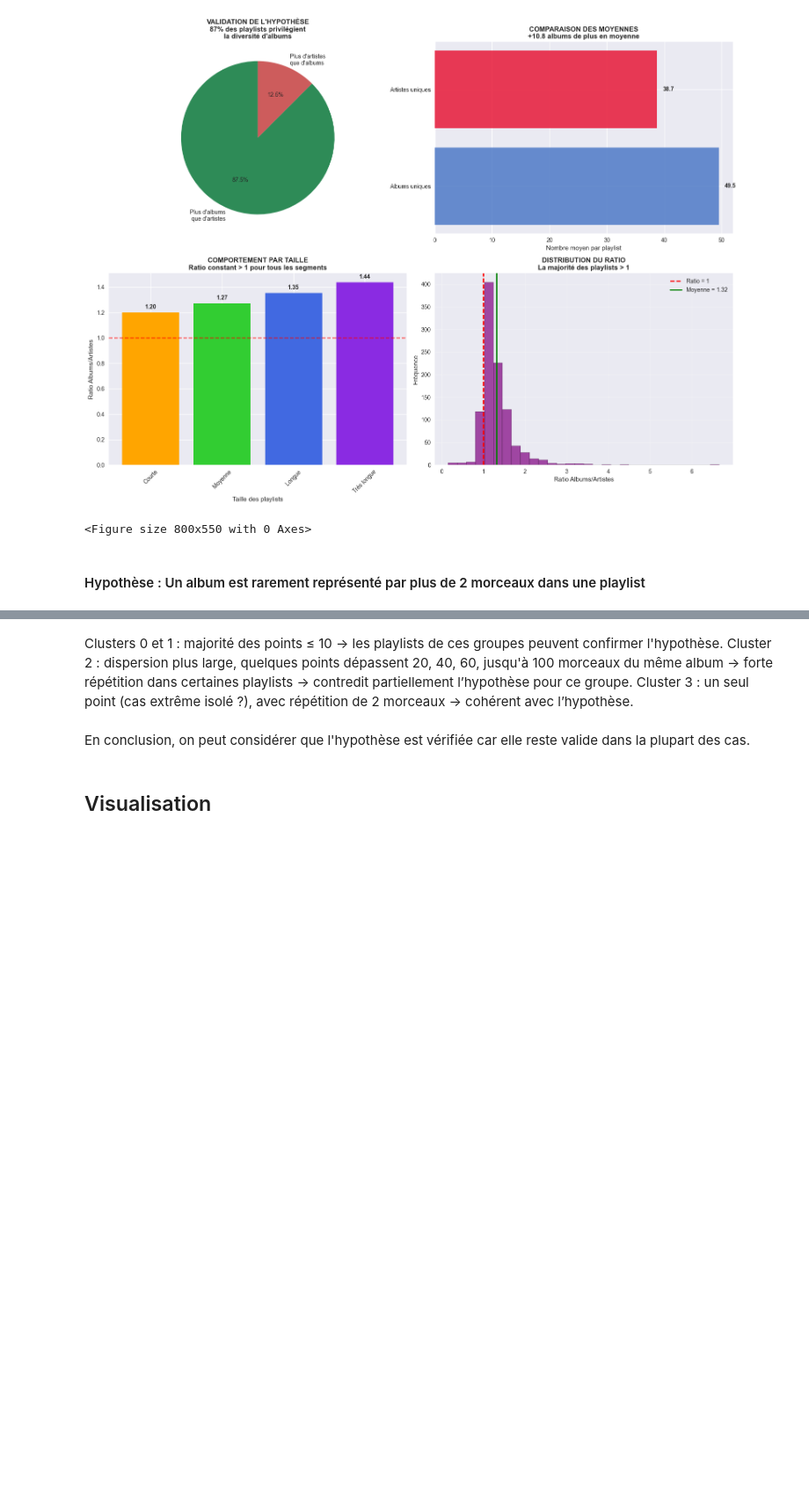
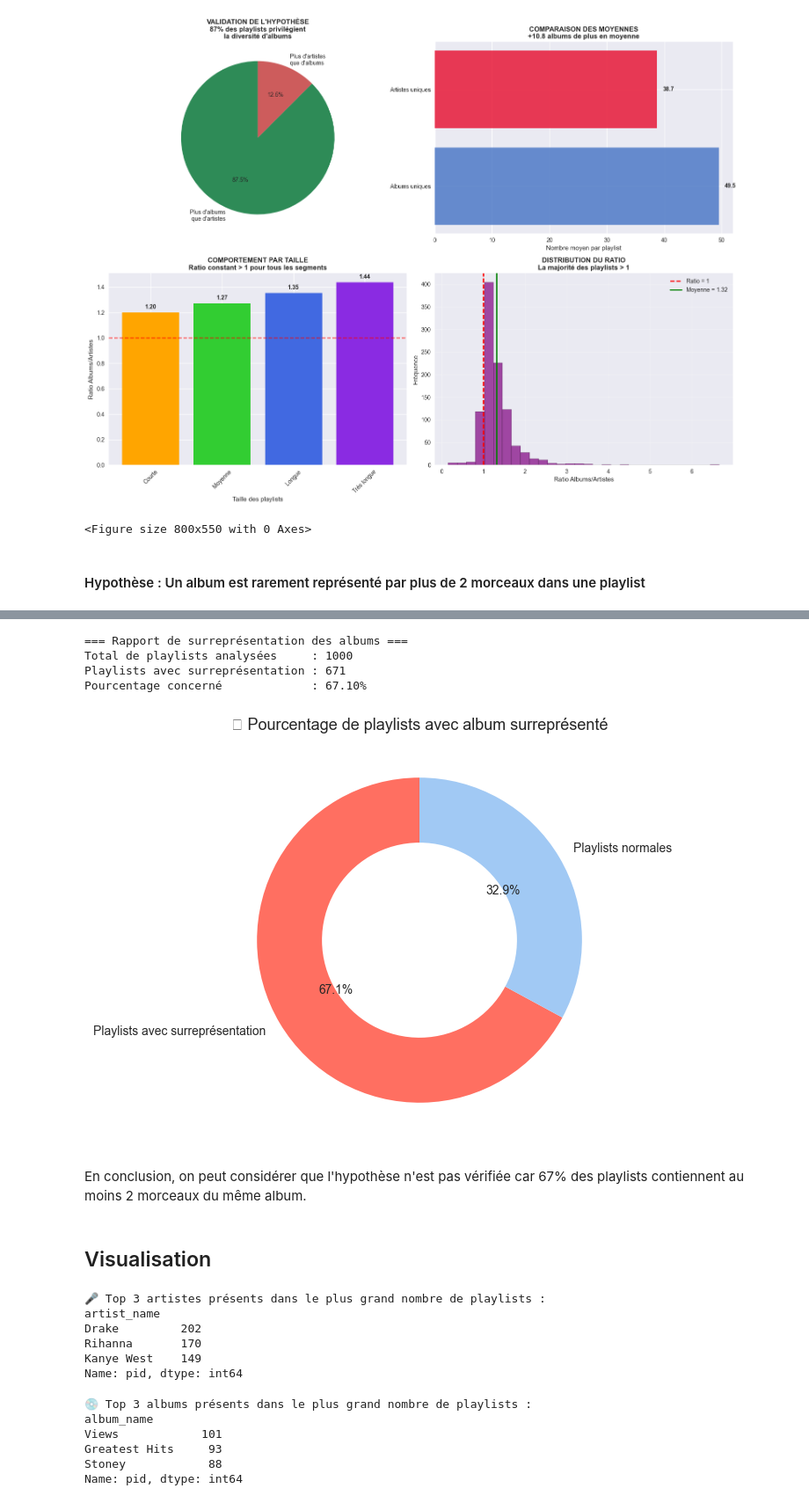
Before and after one commit to HugoHOUNTesgi/Reporting-Projet-Annuel, a Jupyter notebook: projet_reporting.ipynb, the cells around one changed output, grey strips where cells are left out. Shown at 88% size. Cells and saved outputs as stored; diff of their text form; code cells hidden in the pictures; blank space fills up the shorter version.

Commit message:
partie faite par Maty et suppression mauvais fichier

```diff
--- a/projet_reporting.ipynb
+++ b/projet_reporting.ipynb
@@ -860,12 +922,3 @@ plt.savefig(dashboard_path, dpi=300, bbox_inches='tight')
 <Figure size 800x550 with 0 Axes>
 # %% [markdown]
 #### Hypothèse : Un album est rarement représenté par plus de 2 morceaux dans une playlist
-# %%
-df = pd.read_csv("alcrowd/alcrowd_cleaned.csv")
-# df = pd.read_csv(cleaned_data_path)
-
-# Trouver les 3000 premiers pid (triés)
-first_3000_pids = sorted(df['pid'].unique())[:3000]
-
-# Filtrer les morceaux qui appartiennent à ces playlists
-df_3000 = df[df['pid'].isin(first_3000_pids)].copy()
@@ -1065,8 +925,42 @@ plt.show()
-# %% [markdown]
-Clusters 0 et 1 : majorité des points ≤ 10 → les playlists de ces groupes peuvent confirmer l'hypothèse.
-Cluster 2 : dispersion plus large, quelques points dépassent 20, 40, 60, jusqu'à 100 morceaux du même album → forte répétition dans certaines playlists → contredit partiellement l’hypothèse pour ce groupe.
-Cluster 3 : un seul point (cas extrême isolé ?), avec répétition de 2 morceaux → cohérent avec l’hypothèse.
+# %%
+# Étape 1 : Compter les occurrences d'albums par playlist
+album_counts = df.groupby(['pid', 'album_name']).size().reset_index(name='nb_occurrences')
+
+# Étape 2 : Filtrer les cas où un album apparaît plus de 2 fois dans une même playlist
+overrepresented = album_counts[album_counts['nb_occurrences'] > 2]
+
+# Étape 3 : Identifier les playlists concernées
+playlists_concernees = overrepresented['pid'].unique()
+
+# Étape 4 : Calculer le pourcentage de playlists concernées
+total_playlists = df['pid'].nunique()
+nb_concernees = len(playlists_concernees)
+pourcentage = (nb_concernees / total_playlists) * 100
+
+# Affichage du rapport
+print("=== Rapport de surreprésentation des albums ===")
+print(f"Total de playlists analysées     : {total_playlists}")
+print(f"Playlists avec surreprésentation : {nb_concernees}")
+print(f"Pourcentage concerné             : {pourcentage:.2f}%")
+# %% [output]
+=== Rapport de surreprésentation des albums ===
+Total de playlists analysées     : 1000
+Playlists avec surreprésentation : 671
+Pourcentage concerné             : 67.10%
+# %%
+# Données
+labels = ['Playlists avec surreprésentation', 'Playlists normales']
+sizes = [nb_concernees, total_playlists - nb_concernees]
+colors = ['#ff6f61', '#a1c9f4']
+
+# Donut chart
+fig, ax = plt.subplots(figsize=(6, 6))
+ax.pie(sizes, labels=labels, autopct='%1.1f%%', colors=colors, startangle=90, wedgeprops=dict(width=0.4))
+ax.set_title("📊 Pourcentage de playlists avec album surreprésenté", fontsize=13)
+plt.show()
+# %% [output]
+[figure, added]
 # %% [markdown]
-En conclusion, on peut considérer que l'hypothèse est vérifiée car elle reste valide dans la plupart des cas.
+En conclusion, on peut considérer que l'hypothèse n'est pas vérifiée car 67% des playlists contiennent au moins 2 morceaux du même album.
 # %% [markdown]
 ## Visualisation
@@ -1086,12 +970,26 @@ artist_playlist_counts = df.groupby('artist_name')['pid'].nunique().sort_values(
 
 print("🎤 Top 3 artistes présents dans le plus grand nombre de playlists :")
 print(artist_playlist_counts)
+# %% [output]
+🎤 Top 3 artistes présents dans le plus grand nombre de playlists :
+artist_name
+Drake         202
+Rihanna       170
+Kanye West    149
+Name: pid, dtype: int64
 # %%
 # Nombre de playlists différentes par album
 album_playlist_counts = df.groupby('album_name')['pid'].nunique().sort_values(ascending=False).head(3)
 
 print("\n💿 Top 3 albums présents dans le plus grand nombre de playlists :")
 print(album_playlist_counts)
+# %% [output]
+💿 Top 3 albums présents dans le plus grand nombre de playlists :
+album_name
+Views            101
+Greatest Hits     93
+Stoney            88
+Name: pid, dtype: int64
 # %%
 top_albums = df.groupby('album_name')['pid'].nunique().sort_values(ascending=False).head(3)
 top_album_names = top_albums.index.tolist()
```
Also changed, not shown: parts of 27 cells of this notebook, 1 other file.
